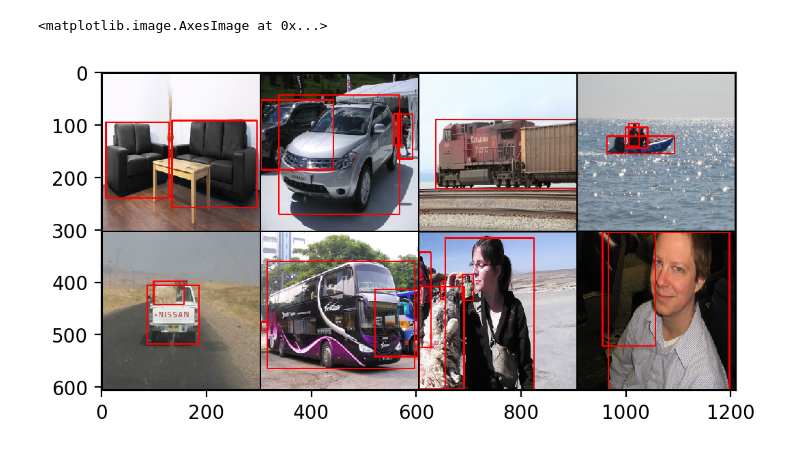
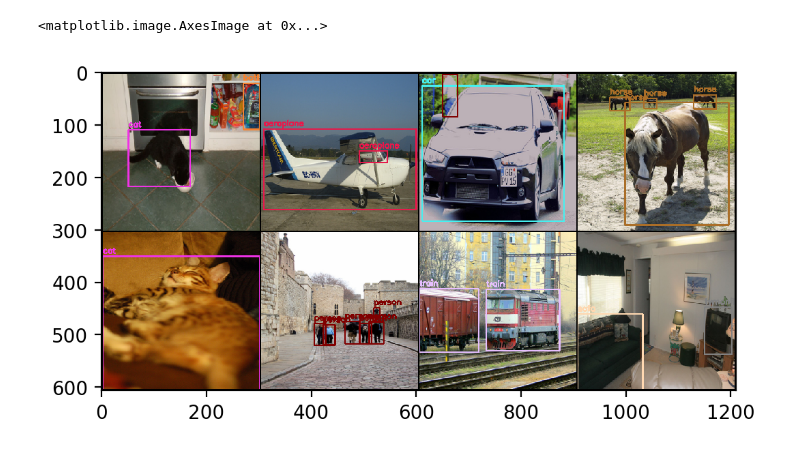
Before and after one commit to PavloZakala/ML_projects, a Jupyter notebook: object_detecion.ipynb, the cells around one changed output. Cells and saved outputs as stored; diff of their text form; code cells hidden in the pictures.

```diff
--- a/object_detecion.ipynb
+++ b/object_detecion.ipynb
@@ -14,3 +12,16 @@ PATH = "/content/gdrive/My Drive"
+# %%
+# Label map
+voc_labels = ('aeroplane', 'bicycle', 'bird', 'boat', 'bottle', 'bus', 'car', 'cat', 'chair', 'cow', 'diningtable',
+              'dog', 'horse', 'motorbike', 'person', 'pottedplant', 'sheep', 'sofa', 'train', 'tvmonitor')
+label_map = {k: v + 1 for v, k in enumerate(voc_labels)}
+label_map['background'] = 0
+rev_label_map = {v: k for k, v in label_map.items()}  # Inverse mapping
+
+# Color map for bounding boxes of detected objects from https://sashat.me/2017/01/11/list-of-20-simple-distinct-colors/
+distinct_colors = ['#e6194b', '#3cb44b', '#ffe119', '#0082c8', '#f58231', '#911eb4', '#46f0f0', '#f032e6',
+                   '#d2f53c', '#fabebe', '#008080', '#000080', '#aa6e28', '#fffac8', '#800000', '#aaffc3', '#808000',
+                   '#ffd8b1', '#e6beff', '#808080', '#FFFFFF']
+label_color_map = {k: distinct_colors[i] for i, k in enumerate(label_map.keys())}
 # %%
 import os
 import cv2
@@ -80,16 +87,22 @@ def my_collate_fn(samples):
     images = []
     sizes = []
     boxes_batch = []
+    labels_batch = []
+    diffs_batch = []
 
-    for (img, size, boxes) in samples:
+    for (img, size, boxes, lab, dif) in samples:
 
         images.append(img)
         boxes_batch.append(boxes)
         sizes.append(size)
+        labels_batch.append(lab)
+        diffs_batch.append(dif)
 
     return {"img": images,
             "boxes": boxes_batch,
             "size": sizes,
+            "labels": labels_batch,
+            "difficult": diffs_batch
             }
 
 train_load = DataLoader(train_dataset, batch_size=BATCH_SIZE, shuffle=True,
@@ -97,34 +110,39 @@ train_load = DataLoader(train_dataset, batch_size=BATCH_SIZE, shuffle=True,
                         collate_fn=my_collate_fn)
 val_load = DataLoader(val_dataset, batch_size=BATCH_SIZE,
                         num_workers=0, pin_memory=True)
+# %%
+batch = next(iter(train_load))
 # %%
 import torchvision.utils as utils
 import torch
 import matplotlib.pyplot as plt
 
-# batch = next(iter(train_load))
-
-def draph_boxes(image, objs):
+def draph_boxes(image, objs, labels):
 
     image = np.array(image)
 
-    for box in objs:
-        image = cv2.rectangle(image, (int(box[0]), int(box[1])), (int(box[2]), int(box[3])), (255,0,0), 2)
+    for (box, l) in zip(objs, labels):
+        l = int(l)
+        name = rev_label_map[l]
+        color = label_color_map[name].lstrip('#')
+        color = tuple(int(color[i:i+2], 16) for i in (0, 2, 4))
+        image = cv2.rectangle(image, (int(box[0]), int(box[1])), (int(box[2]), int(box[3])), color, 2)
+        cv2.putText(image, name, (int(box[0]), int(box[1]) - 6), cv2.FONT_HERSHEY_SIMPLEX, 0.5, color, 2)
 
     return torch.from_numpy(np.transpose(image, (2, 0, 1)))
 
 new_imgs = []
 for i, img in enumerate(batch["img"]):
-    new_imgs.append(draph_boxes(img, batch["boxes"][i]))
+    new_imgs.append(draph_boxes(img, batch["boxes"][i], batch["labels"][i]))
 
 grid = utils.make_grid(new_imgs, 4, padding=2)
 ngrid = grid.numpy()
 
 plt.figure(dpi=200)
 plt.imshow(np.transpose(ngrid, (1, 2, 0)))
 # %% [output]
 <matplotlib.image.AxesImage at 0x...>
-[figure, old version]
+[figure, new version]
 # %%
 def flip(image, boxes):
 
```
Also changed, not shown: parts of 16 cells of this notebook.
